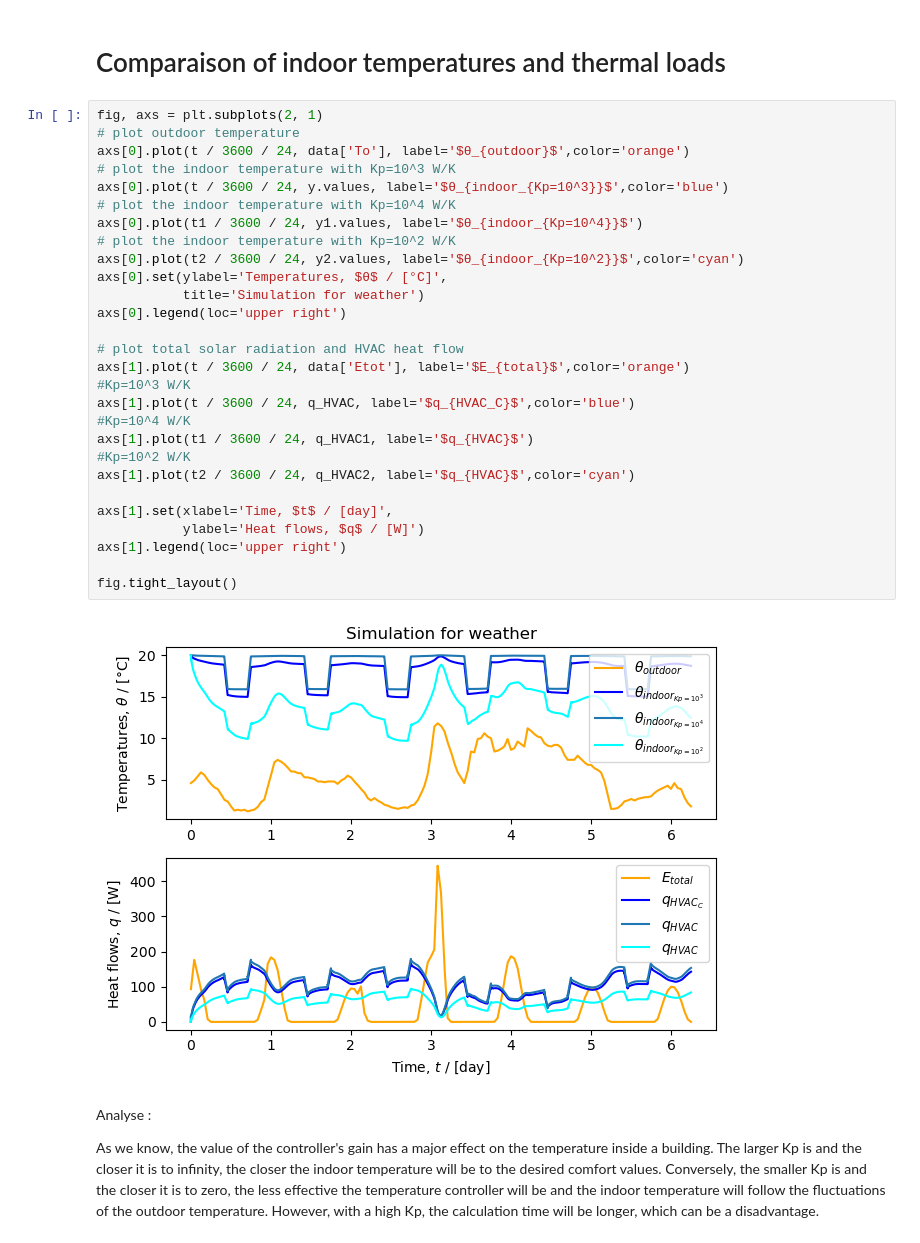
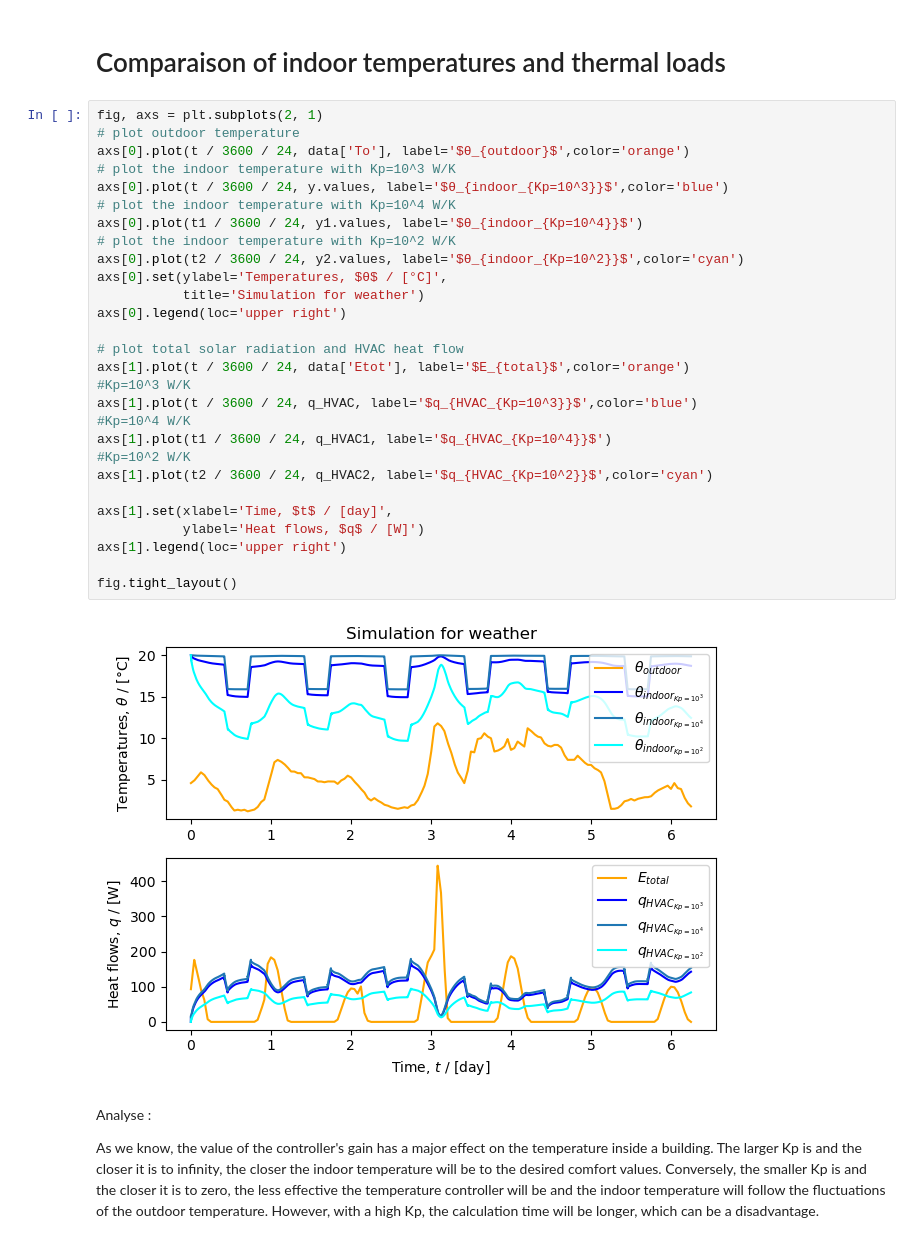
Before and after one commit to dm4bem/inputs-simulation-group-4, a Jupyter notebook: simulation_gain.ipynb, the cells around one changed output. Cells and saved outputs as stored; diff of their text form.

```diff
--- a/simulation_gain.ipynb
+++ b/simulation_gain.ipynb
@@ -325,33 +274,33 @@ dt = 240 s = 4.0 min
 # %%
 fig, axs = plt.subplots(2, 1)
 # plot outdoor temperature
 axs[0].plot(t / 3600 / 24, data['To'], label='$θ_{outdoor}$',color='orange')
 # plot the indoor temperature with Kp=10^3 W/K
 axs[0].plot(t / 3600 / 24, y.values, label='$θ_{indoor_{Kp=10^3}}$',color='blue')
 # plot the indoor temperature with Kp=10^4 W/K
 axs[0].plot(t1 / 3600 / 24, y1.values, label='$θ_{indoor_{Kp=10^4}}$')
 # plot the indoor temperature with Kp=10^2 W/K
 axs[0].plot(t2 / 3600 / 24, y2.values, label='$θ_{indoor_{Kp=10^2}}$',color='cyan')
 axs[0].set(ylabel='Temperatures, $θ$ / [°C]',
            title='Simulation for weather')
 axs[0].legend(loc='upper right')
 
 # plot total solar radiation and HVAC heat flow
 axs[1].plot(t / 3600 / 24, data['Etot'], label='$E_{total}$',color='orange')
 #Kp=10^3 W/K
-axs[1].plot(t / 3600 / 24, q_HVAC, label='$q_{HVAC_C}$',color='blue')
+axs[1].plot(t / 3600 / 24, q_HVAC, label='$q_{HVAC_{Kp=10^3}}$',color='blue')
 #Kp=10^4 W/K
-axs[1].plot(t1 / 3600 / 24, q_HVAC1, label='$q_{HVAC}$')
+axs[1].plot(t1 / 3600 / 24, q_HVAC1, label='$q_{HVAC_{Kp=10^4}}$')
 #Kp=10^2 W/K
-axs[1].plot(t2 / 3600 / 24, q_HVAC2, label='$q_{HVAC}$',color='cyan')
+axs[1].plot(t2 / 3600 / 24, q_HVAC2, label='$q_{HVAC_{Kp=10^2}}$',color='cyan')
 
 axs[1].set(xlabel='Time, $t$ / [day]',
            ylabel='Heat flows, $q$ / [W]')
 axs[1].legend(loc='upper right')
 
 fig.tight_layout()
 # %% [output]
-[figure, old version]
+[figure, new version]
 # %% [markdown]
 Analyse :
 
```
Also changed, not shown: parts of 3 cells of this notebook.
